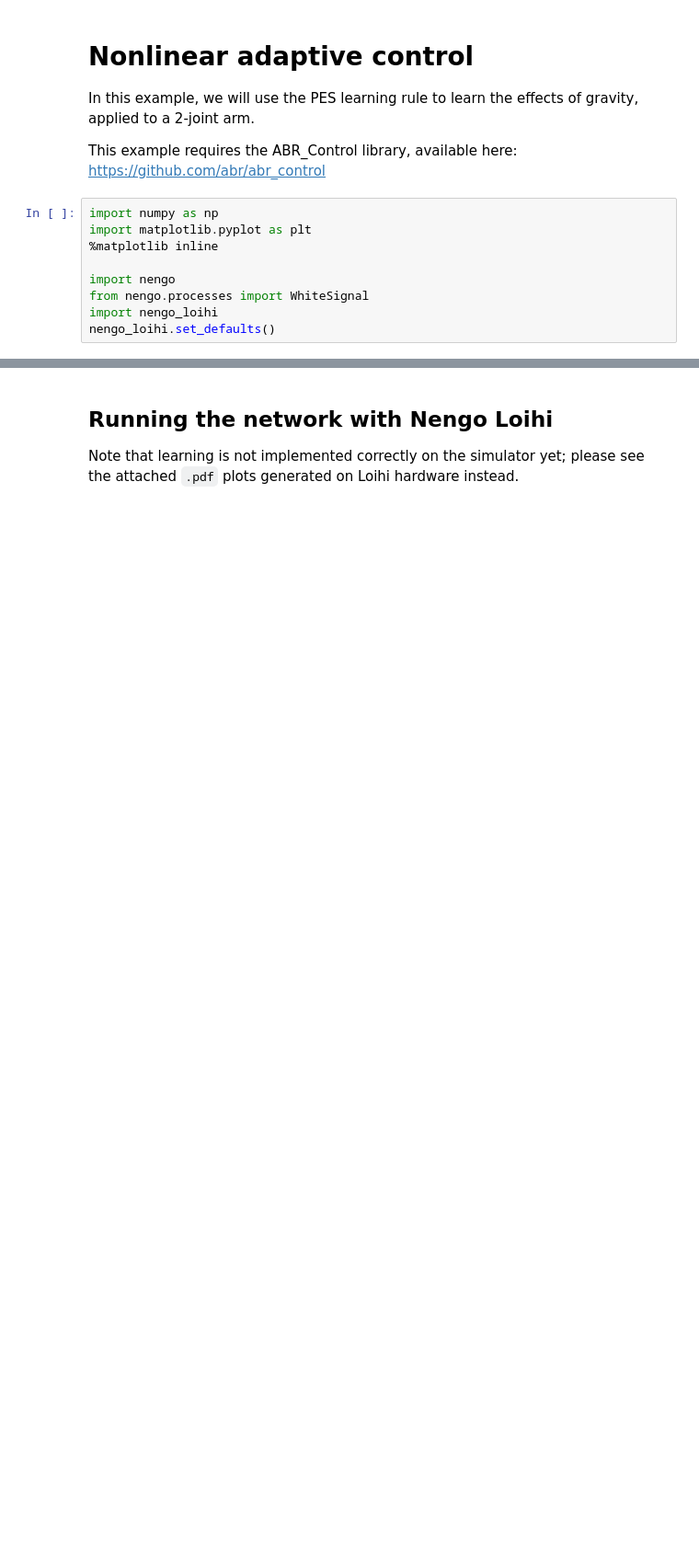
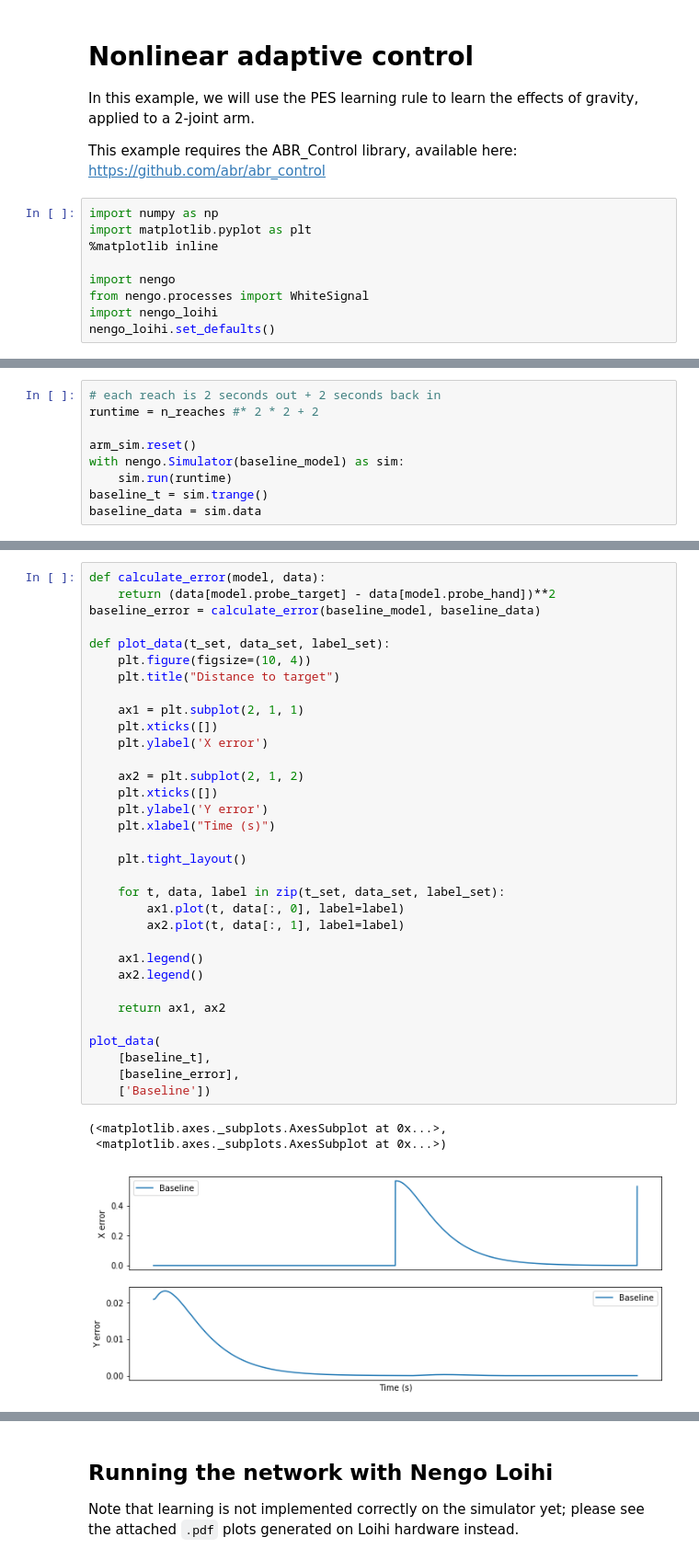
Before and after one commit to rachmadvwp/nengo-loihi, a Jupyter notebook: docs/examples/adaptive_motor_control.ipynb, the cells around one changed output, grey strips where cells are left out. Shown: that part at 92% size. Drawn from its saved outputs; the diff is of its cells as text; blank space fills up the shorter version.

```diff
--- a/docs/examples/adaptive_motor_control.ipynb
+++ b/docs/examples/adaptive_motor_control.ipynb
@@ -95,0 +96,9 @@ Loading cython function from EE[0,0,0]_Tx ...
+# %%
+# each reach is 2 seconds out + 2 seconds back in
+runtime = n_reaches #* 2 * 2 + 2
+
+arm_sim.reset()
+with nengo.Simulator(baseline_model) as sim:
+    sim.run(runtime)
+baseline_t = sim.trange()
+baseline_data = sim.data
@@ -95,0 +113,37 @@ Loading cython function from EE[0,0,0]_Tx ...
+# %%
+def calculate_error(model, data):
+    return (data[model.probe_target] - data[model.probe_hand])**2
+baseline_error = calculate_error(baseline_model, baseline_data)
+
+def plot_data(t_set, data_set, label_set):
+    plt.figure(figsize=(10, 4))
+    plt.title("Distance to target")
+
+    ax1 = plt.subplot(2, 1, 1)
+    plt.xticks([])
+    plt.ylabel('X error')
+
+    ax2 = plt.subplot(2, 1, 2)
+    plt.xticks([])
+    plt.ylabel('Y error')
+    plt.xlabel("Time (s)")
+
+    plt.tight_layout()
+
+    for t, data, label in zip(t_set, data_set, label_set):
+        ax1.plot(t, data[:, 0], label=label)
+        ax2.plot(t, data[:, 1], label=label)
+
+    ax1.legend()
+    ax2.legend()
+
+    return ax1, ax2
+
+plot_data(
+    [baseline_t],
+    [baseline_error],
+    ['Baseline'])
+# %% [output]
+(<matplotlib.axes._subplots.AxesSubplot at 0x...>,
+ <matplotlib.axes._subplots.AxesSubplot at 0x...>)
+[figure, added]
```
Also changed, not shown: parts of 21 cells of this notebook.
